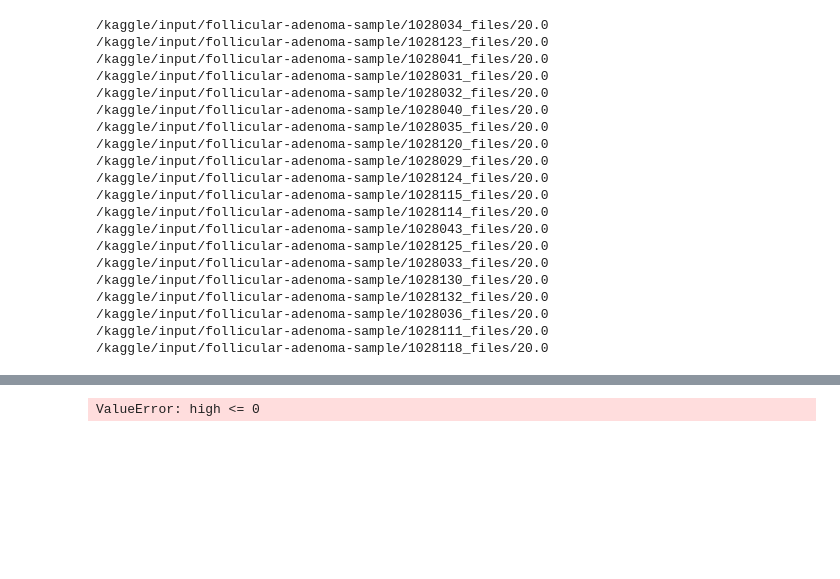
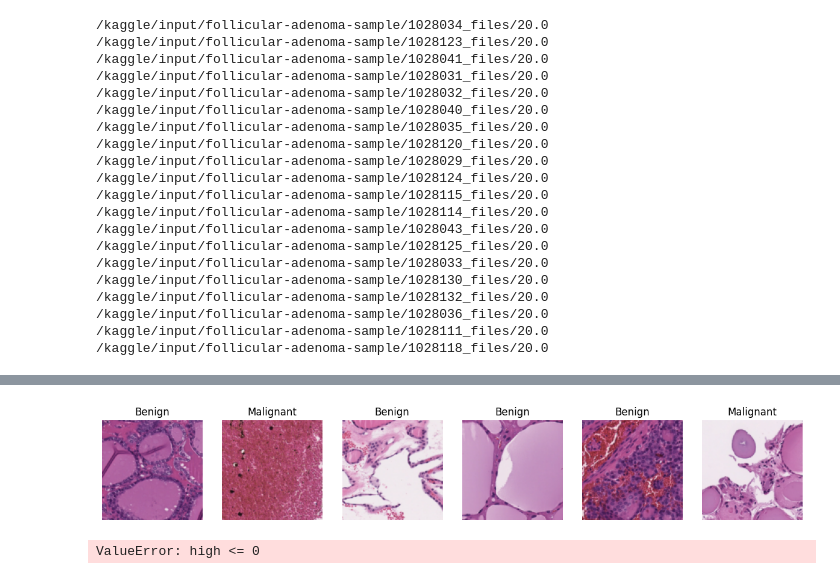
Before and after one commit to mikoesnim0/DigitalCPATH-research, a Jupyter notebook: Follicular_neoplasm_dataset.ipynb, the cells around one changed output, grey strips where cells are left out. Cells and saved outputs as stored; diff of their text form; code cells hidden in the pictures; blank space fills up the shorter version.

```diff
--- a/Follicular_neoplasm_dataset.ipynb
+++ b/Follicular_neoplasm_dataset.ipynb
@@ -140,0 +187,9 @@ dataset = TumorDataset(root_dir='/kaggle/input/follicular-adenoma-sample', trans
+# %%
+# Define transformations
+transform = transforms.Compose([
+    transforms.Resize((128, 128)),  # Resize images for visualization
+    transforms.ToTensor()
+])
+
+# Initialize the dataset
+dataset = TumorDataset(root_dir='/kaggle/input/follicular-adenoma-sample', transform=transform)
@@ -145,3 +218,30 @@ len(dataset)
+# %%
+
+# Function to display images
+import matplotlib.pyplot as plt
+import numpy as np
+
+def imshow(img):
+    img = img.numpy()
+    plt.imshow(np.transpose(img, (1, 2, 0)))
+    plt.axis('off')
+
+def show_sample_images(dataset, num_images=6):
+    fig = plt.figure(figsize=(15, 6))
+    for i in range(num_images):
+        idx = np.random.randint(0, len(dataset))
+        img, label = dataset[idx]
+        label_str = 'Malignant' if label == 0 else 'Benign'
+        ax = fig.add_subplot(1, num_images, i + 1, xticks=[], yticks=[])
+        imshow(img)
+        ax.set_title(label_str)
+
+if len(dataset) > 0:
+    show_sample_images(dataset)
+else:
+    print("No samples loaded, please check the dataset paths and file structure.")
+# %% [output]
+[figure, added]
 # %%
 
 def imshow(img):
```
Also changed, not shown: parts of 21 cells of this notebook.
